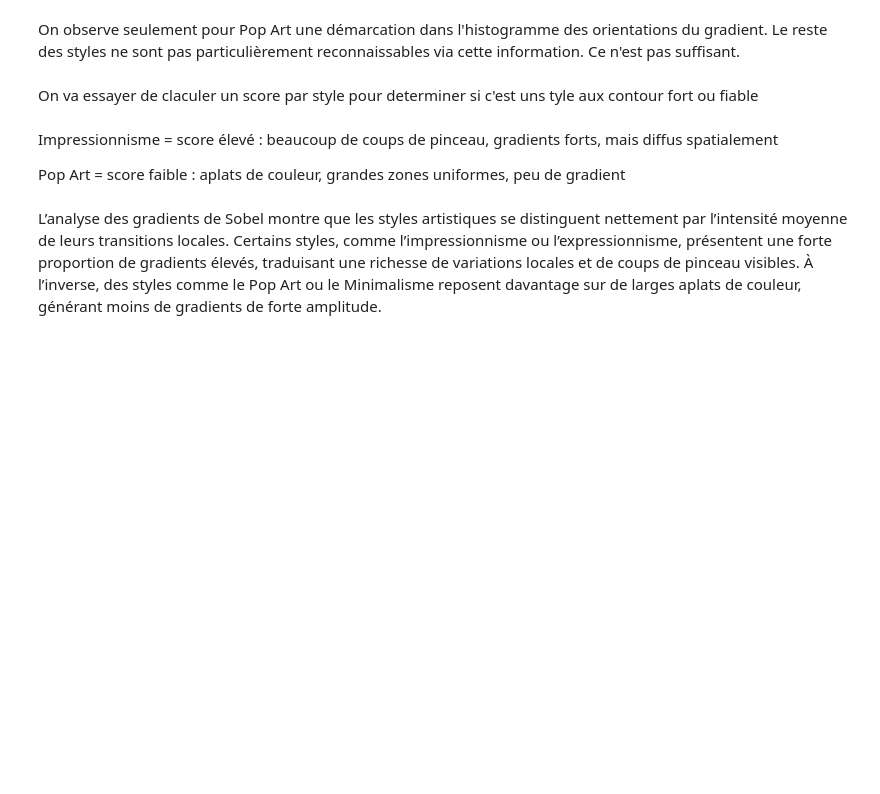
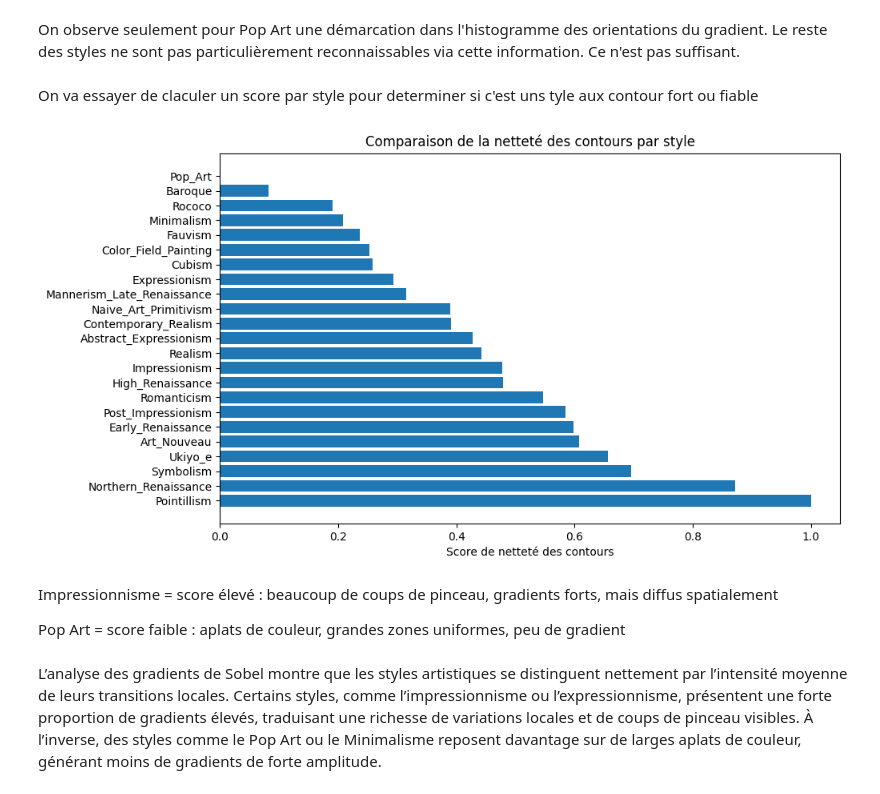
Before and after one commit to julietteabalain-cloud/Reconnaissance-de-mouvement-artistique, a Jupyter notebook: notebooks/2_RV_Vision_Classique.ipynb, the cells around one changed output. Saved outputs shown, nothing was run; the diff lists cells and outputs as text; code cells hidden in the pictures; blank space fills up the shorter version.

```diff
--- a/notebooks/2_RV_Vision_Classique.ipynb
+++ b/notebooks/2_RV_Vision_Classique.ipynb
@@ -161,7 +163,9 @@ On observe seulement pour Pop Art une démarcation dans l'histogramme des orient
 # %% [markdown]
 On va essayer de claculer un score par style pour determiner si c'est uns tyle aux contour fort ou fiable
 # %%
-vision_features_extract_module.compute_scores(selected_styles, style_gradients)
+vision_features_extract_module.compute_scores(df["style_name"].unique(), style_gradients)
+# %% [output]
+[figure, added]
 # %% [markdown]
 Impressionnisme = score élevé : beaucoup de coups de pinceau, gradients forts, mais diffus spatialement
 
```
Also changed, not shown: parts of 5 cells of this notebook, 1 other file.
